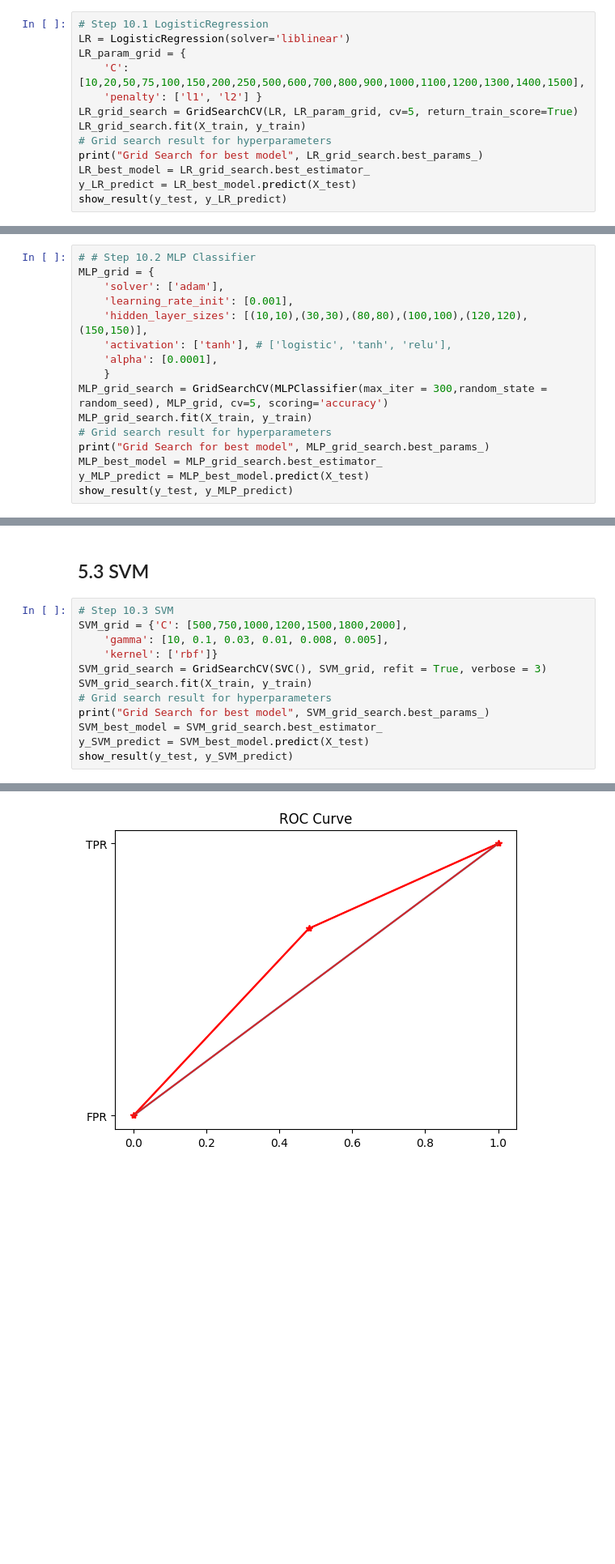
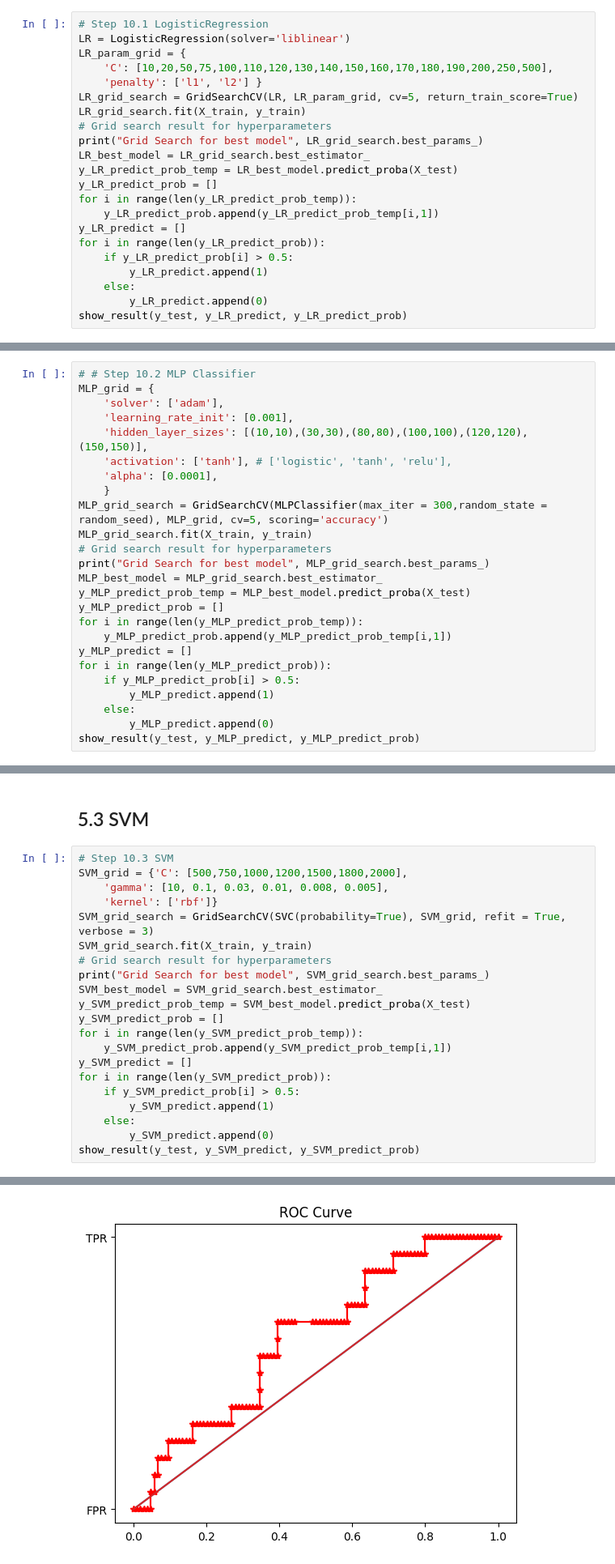
Before and after one commit to pkujackfeng/MLF_final_project, a Jupyter notebook: Financial_Fraud_FSD.ipynb, the cells around one changed output, grey strips where cells are left out. Shown at 81% size. Cells and saved outputs as stored; diff of their text form; blank space fills up the shorter version.

```diff
--- a/Financial_Fraud_FSD.ipynb
+++ b/Financial_Fraud_FSD.ipynb
@@ -358,13 +416,22 @@ def show_result(y_true, y_predict):
 # Step 10.1 LogisticRegression
 LR = LogisticRegression(solver='liblinear')
 LR_param_grid = {
-    'C': [10,20,50,75,100,150,200,250,500,600,700,800,900,1000,1100,1200,1300,1400,1500],
+    'C': [10,20,50,75,100,110,120,130,140,150,160,170,180,190,200,250,500],
     'penalty': ['l1', 'l2'] }
 LR_grid_search = GridSearchCV(LR, LR_param_grid, cv=5, return_train_score=True)
 LR_grid_search.fit(X_train, y_train)
 # Grid search result for hyperparameters
 print("Grid Search for best model", LR_grid_search.best_params_)
 LR_best_model = LR_grid_search.best_estimator_
-y_LR_predict = LR_best_model.predict(X_test)
-show_result(y_test, y_LR_predict)
+y_LR_predict_prob_temp = LR_best_model.predict_proba(X_test)
+y_LR_predict_prob = []
+for i in range(len(y_LR_predict_prob_temp)):
+    y_LR_predict_prob.append(y_LR_predict_prob_temp[i,1])
+y_LR_predict = []
+for i in range(len(y_LR_predict_prob)):
+    if y_LR_predict_prob[i] > 0.5:
+        y_LR_predict.append(1)
+    else:
+        y_LR_predict.append(0)
+show_result(y_test, y_LR_predict, y_LR_predict_prob)
 # %% [output]
@@ -400,8 +468,17 @@ MLP_grid_search.fit(X_train, y_train)
 # Grid search result for hyperparameters
 print("Grid Search for best model", MLP_grid_search.best_params_)
 MLP_best_model = MLP_grid_search.best_estimator_
-y_MLP_predict = MLP_best_model.predict(X_test)
-show_result(y_test, y_MLP_predict)
+y_MLP_predict_prob_temp = MLP_best_model.predict_proba(X_test)
+y_MLP_predict_prob = []
+for i in range(len(y_MLP_predict_prob_temp)):
+    y_MLP_predict_prob.append(y_MLP_predict_prob_temp[i,1])
+y_MLP_predict = []
+for i in range(len(y_MLP_predict_prob)):
+    if y_MLP_predict_prob[i] > 0.5:
+        y_MLP_predict.append(1)
+    else:
+        y_MLP_predict.append(0)
+show_result(y_test, y_MLP_predict, y_MLP_predict_prob)
 # %% [output]
 Grid Search for best model {'activation': 'tanh', 'alpha': 0.0001, 'hidden_layer_sizes': (100, 100), 'learning_rate_init': 0.001, 'solver': 'adam'}
 Confusion matrix:
@@ -426,13 +504,22 @@ AUC score:
 SVM_grid = {'C': [500,750,1000,1200,1500,1800,2000],
 	'gamma': [10, 0.1, 0.03, 0.01, 0.008, 0.005],
 	'kernel': ['rbf']}
-SVM_grid_search = GridSearchCV(SVC(), SVM_grid, refit = True, verbose = 3)
+SVM_grid_search = GridSearchCV(SVC(probability=True), SVM_grid, refit = True, verbose = 3)
 SVM_grid_search.fit(X_train, y_train)
 # Grid search result for hyperparameters
 print("Grid Search for best model", SVM_grid_search.best_params_)
 SVM_best_model = SVM_grid_search.best_estimator_
-y_SVM_predict = SVM_best_model.predict(X_test)
-show_result(y_test, y_SVM_predict)
+y_SVM_predict_prob_temp = SVM_best_model.predict_proba(X_test)
+y_SVM_predict_prob = []
+for i in range(len(y_SVM_predict_prob_temp)):
+    y_SVM_predict_prob.append(y_SVM_predict_prob_temp[i,1])
+y_SVM_predict = []
+for i in range(len(y_SVM_predict_prob)):
+    if y_SVM_predict_prob[i] > 0.5:
+        y_SVM_predict.append(1)
+    else:
+        y_SVM_predict.append(0)
+show_result(y_test, y_SVM_predict, y_SVM_predict_prob)
 # %% [output]
 Fitting 5 folds for each of 42 candidates, totalling 210 fits
 [CV 1/5] END .......C=500, gamma=10, kernel=rbf;, score=0.400 total time=   0.0s
@@ -454 +541 @@ weighted avg       0.82      0.54      0.61       120
-[figure, old version]
+[figure, new version]
```
Also changed, not shown: parts of 16 cells of this notebook, 1 other file.
